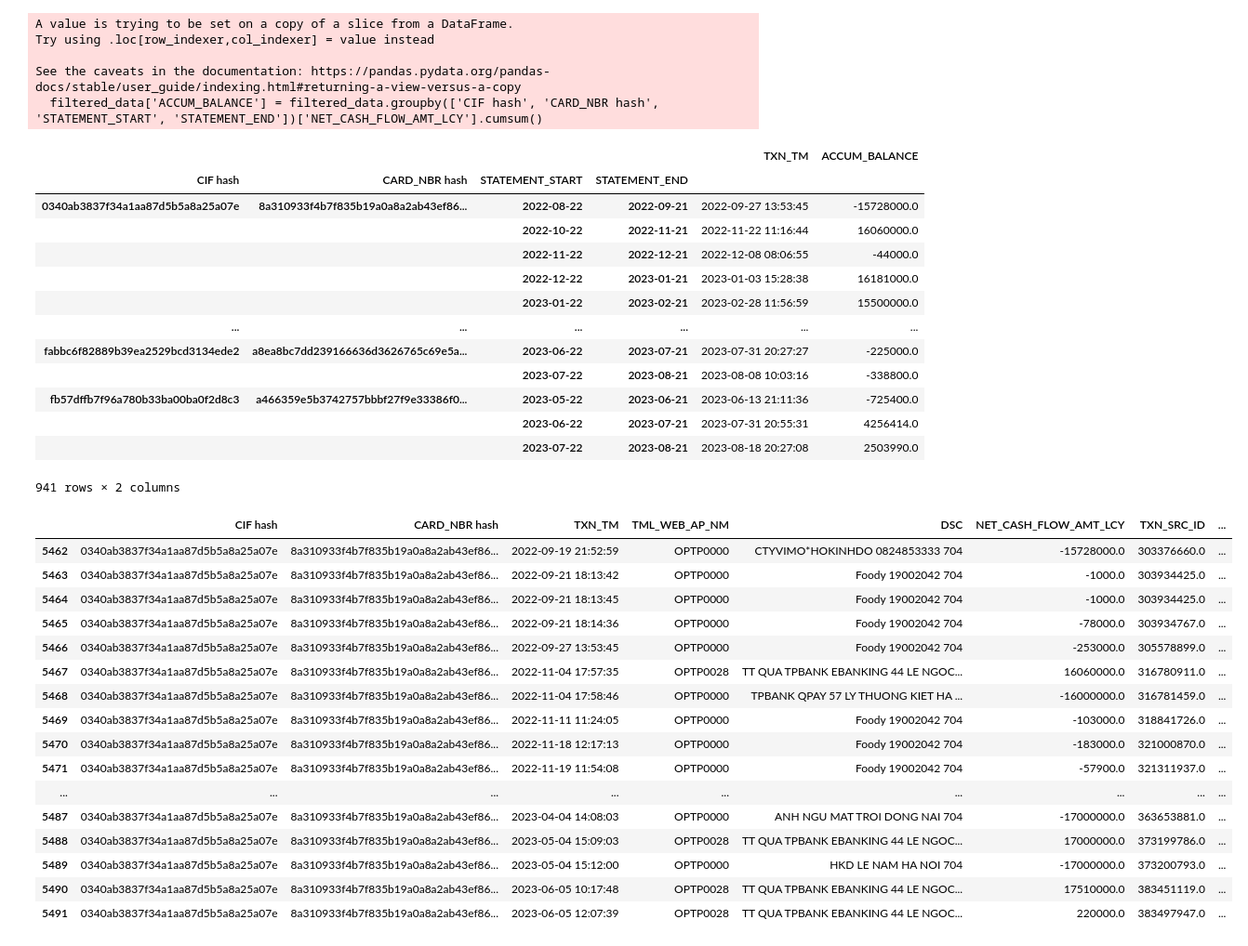
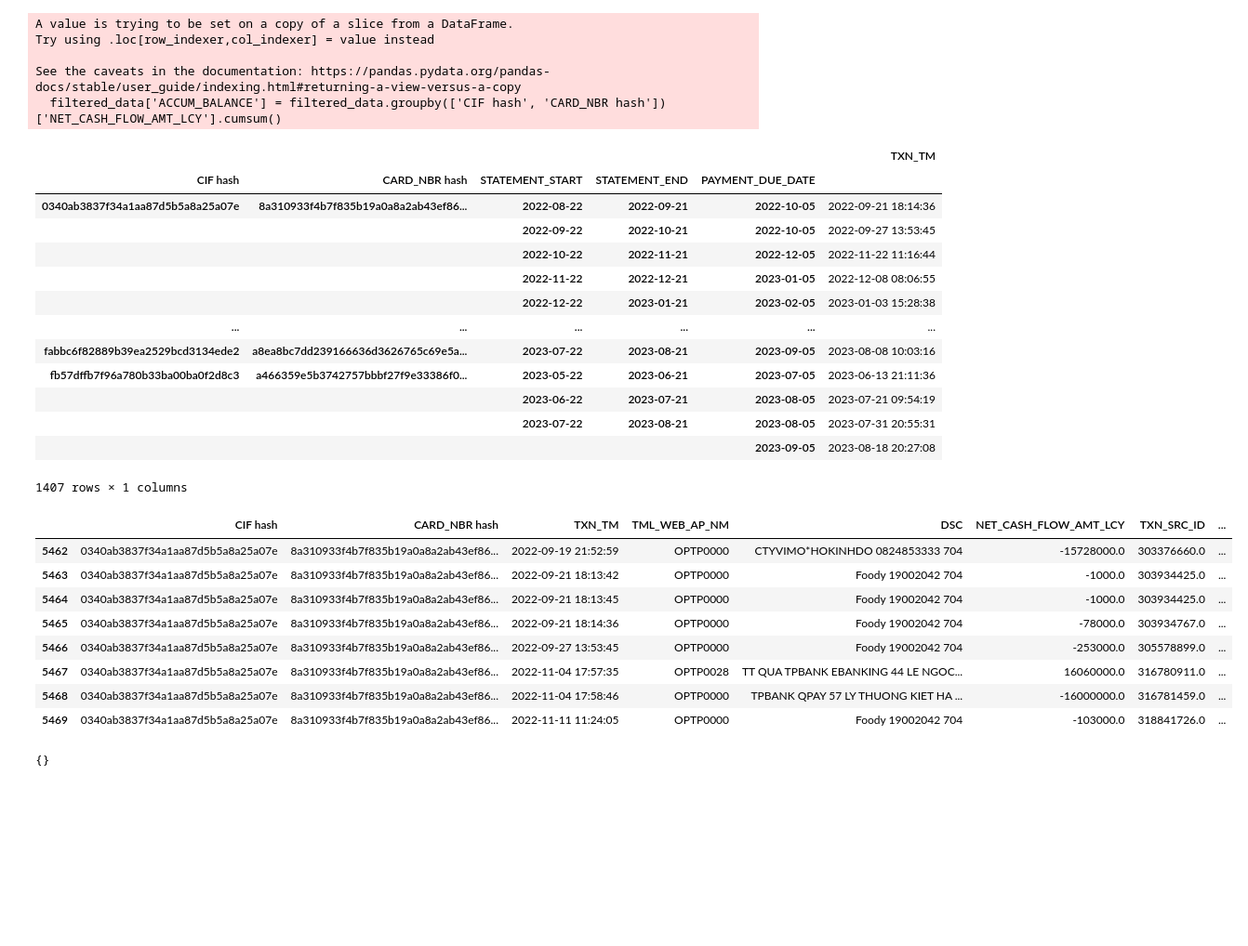
Before and after one commit to Kiennguyen08/credit_tp, a Jupyter notebook: new2.ipynb, the cells around one changed output. Shown: that part at 93% size. Drawn from its saved outputs; the diff is of its cells as text; code cells hidden in the pictures; blank space fills up the shorter version.

```diff
--- a/new2.ipynb
+++ b/new2.ipynb
@@ -53,49 +59,42 @@ fact_data_sorted[fact_data_sorted['TML_WEB_AP_NM'] == PAYMENT_TYPE_CODE].head(3)
 # filter type transaction
 filtered_data = fact_data_sorted.loc[(fact_data_sorted['TML_WEB_AP_NM'] == PAYMENT_TYPE_CODE) | (fact_data_sorted['TML_WEB_AP_NM'] == SPENDING_TYPE_CODE)]
 # %%
-filtered_data['ACCUM_BALANCE'] = filtered_data.groupby(['CIF hash', 'CARD_NBR hash', 'STATEMENT_START', 'STATEMENT_END'])['NET_CASH_FLOW_AMT_LCY'].cumsum()
+# filtered_data['ACCUM_BALANCE'] = filtered_data.groupby(['CIF hash', 'CARD_NBR hash', 'STATEMENT_START', 'STATEMENT_END'])['NET_CASH_FLOW_AMT_LCY'].cumsum()
+filtered_data['ACCUM_BALANCE'] = filtered_data.groupby(['CIF hash', 'CARD_NBR hash'])['NET_CASH_FLOW_AMT_LCY'].cumsum()
 # %% [output]
 A value is trying to be set on a copy of a slice from a DataFrame.
 Try using .loc[row_indexer,col_indexer] = value instead
 
 See the caveats in the documentation: https://pandas.pydata.org/pandas-docs/stable/user_guide/indexing.html#returning-a-view-versus-a-copy
-  filtered_data['ACCUM_BALANCE'] = filtered_data.groupby(['CIF hash', 'CARD_NBR hash', 'STATEMENT_START', 'STATEMENT_END'])['NET_CASH_FLOW_AMT_LCY'].cumsum()
+  filtered_data['ACCUM_BALANCE'] = filtered_data.groupby(['CIF hash', 'CARD_NBR hash'])['NET_CASH_FLOW_AMT_LCY'].cumsum()
 # %%
 filtered_data = filtered_data.merge(dim_data, on=['CIF hash', 'CARD_NBR hash'])
 # %%
-filtered_data.groupby(['CIF hash', 'CARD_NBR hash', 'STATEMENT_START', 'STATEMENT_END']).agg({'TXN_TM': 'max', 'ACCUM_BALANCE': 'max'})
+filtered_data.groupby(['CIF hash', 'CARD_NBR hash', 'STATEMENT_START', 'STATEMENT_END', 'PAYMENT_DUE_DATE']).agg({'TXN_TM': 'max'})
 # %% [output]
-|  |  |  |  | TXN_TM | ACCUM_BALANCE |
-| CIF hash | CARD_NBR hash | STATEMENT_START | STATEMENT_END |  |  |
-| 0340ab3837f34a1aa87d5b5a8a25a07e | 8a310933f4b7f835b19a0a8a2ab43ef86... | 2022-08-22 | 2022-09-21 | 2022-09-27 13:53:45 | -15728000.0 |
-|  |  | 2022-10-22 | 2022-11-21 | 2022-11-22 11:16:44 | 16060000.0 |
-|  |  | 2022-11-22 | 2022-12-21 | 2022-12-08 08:06:55 | -44000.0 |
-|  |  | 2022-12-22 | 2023-01-21 | 2023-01-03 15:28:38 | 16181000.0 |
-|  |  | 2023-01-22 | 2023-02-21 | 2023-02-28 11:56:59 | 15500000.0 |
+|  |  |  |  |  | TXN_TM |
+| CIF hash | CARD_NBR hash | STATEMENT_START | STATEMENT_END | PAYMENT_DUE_DATE |  |
+| 0340ab3837f34a1aa87d5b5a8a25a07e | 8a310933f4b7f835b19a0a8a2ab43ef86... | 2022-08-22 | 2022-09-21 | 2022-10-05 | 2022-09-21 18:14:36 |
+|  |  | 2022-09-22 | 2022-10-21 | 2022-10-05 | 2022-09-27 13:53:45 |
+|  |  | 2022-10-22 | 2022-11-21 | 2022-12-05 | 2022-11-22 11:16:44 |
+|  |  | 2022-11-22 | 2022-12-21 | 2023-01-05 | 2022-12-08 08:06:55 |
+|  |  | 2022-12-22 | 2023-01-21 | 2023-02-05 | 2023-01-03 15:28:38 |
 | ... | ... | ... | ... | ... | ... |
-| fabbc6f82889b39ea2529bcd3134ede2 | a8ea8bc7dd239166636d3626765c69e5a... | 2023-06-22 | 2023-07-21 | 2023-07-31 20:27:27 | -225000.0 |
-|  |  | 2023-07-22 | 2023-08-21 | 2023-08-08 10:03:16 | -338800.0 |
-| fb57dffb7f96a780b33ba00ba0f2d8c3 | a466359e5b3742757bbbf27f9e33386f0... | 2023-05-22 | 2023-06-21 | 2023-06-13 21:11:36 | -725400.0 |
-|  |  | 2023-06-22 | 2023-07-21 | 2023-07-31 20:55:31 | 4256414.0 |
-|  |  | 2023-07-22 | 2023-08-21 | 2023-08-18 20:27:08 | 2503990.0 |
+| fabbc6f82889b39ea2529bcd3134ede2 | a8ea8bc7dd239166636d3626765c69e5a... | 2023-07-22 | 2023-08-21 | 2023-09-05 | 2023-08-08 10:03:16 |
+| fb57dffb7f96a780b33ba00ba0f2d8c3 | a466359e5b3742757bbbf27f9e33386f0... | 2023-05-22 | 2023-06-21 | 2023-07-05 | 2023-06-13 21:11:36 |
+|  |  | 2023-06-22 | 2023-07-21 | 2023-08-05 | 2023-07-21 09:54:19 |
+|  |  | 2023-07-22 | 2023-08-21 | 2023-08-05 | 2023-07-31 20:55:31 |
+|  |  |  |  | 2023-09-05 | 2023-08-18 20:27:08 |
-941 rows × 2 columns
+1407 rows × 1 columns
 # %%
-filtered_data[filtered_data['CIF hash']=='0340ab3837f34a1aa87d5b5a8a25a07e']
+filtered_data[filtered_data['CIF hash']=='0340ab3837f34a1aa87d5b5a8a25a07e'].head(8)
 # %% [output]
 |  | CIF hash | CARD_NBR hash | TXN_TM | TML_WEB_AP_NM | DSC | NET_CASH_FLOW_AMT_LCY | TXN_SRC_ID | ... |
 | 5462 | 0340ab3837f34a1aa87d5b5a8a25a07e | 8a310933f4b7f835b19a0a8a2ab43ef86... | 2022-09-19 21:52:59 | OPTP0000 | CTYVIMO*HOKINHDO 0824853333 704 | -15728000.0 | 303376660.0 | ... |
 | 5463 | 0340ab3837f34a1aa87d5b5a8a25a07e | 8a310933f4b7f835b19a0a8a2ab43ef86... | 2022-09-21 18:13:42 | OPTP0000 | Foody 19002042 704 | -1000.0 | 303934425.0 | ... |
 | 5464 | 0340ab3837f34a1aa87d5b5a8a25a07e | 8a310933f4b7f835b19a0a8a2ab43ef86... | 2022-09-21 18:13:45 | OPTP0000 | Foody 19002042 704 | -1000.0 | 303934425.0 | ... |
 | 5465 | 0340ab3837f34a1aa87d5b5a8a25a07e | 8a310933f4b7f835b19a0a8a2ab43ef86... | 2022-09-21 18:14:36 | OPTP0000 | Foody 19002042 704 | -78000.0 | 303934767.0 | ... |
 | 5466 | 0340ab3837f34a1aa87d5b5a8a25a07e | 8a310933f4b7f835b19a0a8a2ab43ef86... | 2022-09-27 13:53:45 | OPTP0000 | Foody 19002042 704 | -253000.0 | 305578899.0 | ... |
 | 5467 | 0340ab3837f34a1aa87d5b5a8a25a07e | 8a310933f4b7f835b19a0a8a2ab43ef86... | 2022-11-04 17:57:35 | OPTP0028 | TT QUA TPBANK EBANKING 44 LE NGOC... | 16060000.0 | 316780911.0 | ... |
 | 5468 | 0340ab3837f34a1aa87d5b5a8a25a07e | 8a310933f4b7f835b19a0a8a2ab43ef86... | 2022-11-04 17:58:46 | OPTP0000 | TPBANK QPAY 57 LY THUONG KIET HA ... | -16000000.0 | 316781459.0 | ... |
 | 5469 | 0340ab3837f34a1aa87d5b5a8a25a07e | 8a310933f4b7f835b19a0a8a2ab43ef86... | 2022-11-11 11:24:05 | OPTP0000 | Foody 19002042 704 | -103000.0 | 318841726.0 | ... |
-| 5470 | 0340ab3837f34a1aa87d5b5a8a25a07e | 8a310933f4b7f835b19a0a8a2ab43ef86... | 2022-11-18 12:17:13 | OPTP0000 | Foody 19002042 704 | -183000.0 | 321000870.0 | ... |
-| 5471 | 0340ab3837f34a1aa87d5b5a8a25a07e | 8a310933f4b7f835b19a0a8a2ab43ef86... | 2022-11-19 11:54:08 | OPTP0000 | Foody 19002042 704 | -57900.0 | 321311937.0 | ... |
-| ... | ... | ... | ... | ... | ... | ... | ... | ... |
-| 5487 | 0340ab3837f34a1aa87d5b5a8a25a07e | 8a310933f4b7f835b19a0a8a2ab43ef86... | 2023-04-04 14:08:03 | OPTP0000 | ANH NGU MAT TROI DONG NAI 704 | -17000000.0 | 363653881.0 | ... |
-| 5488 | 0340ab3837f34a1aa87d5b5a8a25a07e | 8a310933f4b7f835b19a0a8a2ab43ef86... | 2023-05-04 15:09:03 | OPTP0028 | TT QUA TPBANK EBANKING 44 LE NGOC... | 17000000.0 | 373199786.0 | ... |
-| 5489 | 0340ab3837f34a1aa87d5b5a8a25a07e | 8a310933f4b7f835b19a0a8a2ab43ef86... | 2023-05-04 15:12:00 | OPTP0000 | HKD LE NAM HA NOI 704 | -17000000.0 | 373200793.0 | ... |
-| 5490 | 0340ab3837f34a1aa87d5b5a8a25a07e | 8a310933f4b7f835b19a0a8a2ab43ef86... | 2023-06-05 10:17:48 | OPTP0028 | TT QUA TPBANK EBANKING 44 LE NGOC... | 17510000.0 | 383451119.0 | ... |
-| 5491 | 0340ab3837f34a1aa87d5b5a8a25a07e | 8a310933f4b7f835b19a0a8a2ab43ef86... | 2023-06-05 12:07:39 | OPTP0028 | TT QUA TPBANK EBANKING 44 LE NGOC... | 220000.0 | 383497947.0 | ... |
@@ -101,0 +120,17 @@ filtered_data[filtered_data['CIF hash']=='0340ab3837f34a1aa87d5b5a8a25a07e']
+# %%
+t = filtered_data[filtered_data['CIF hash']=='0deb82c7391489aa02c771fec3b67f0f']
+empty_balance_time = {}
+supicious_transaction = {}
+for index, row in t.iterrows():
+    if row['ACCUM_BALANCE'] >= -1000 and row['ACCUM_BALANCE'] <= 1000:
+        empty_balance_time[row['TXN_TM']] = index
+
+for time, index in empty_balance_time.items():
+    while filtered_data.loc[index, 'TXN_TM'] - time <= pd.Timedelta(minutes=30):
+        if abs(filtered_data.loc[index, 'ACCUM_BALANCE']) >= 0.9*filtered_data.loc[index, 'CREDIT_LIMIT']:
+            supicious_transaction[filtered_data.loc[index, 'CIF hash']]= index
+            break
+        index += 1
+supicious_transaction
+# %% [output]
+{}
```
Also changed, not shown: parts of 5 cells of this notebook.
